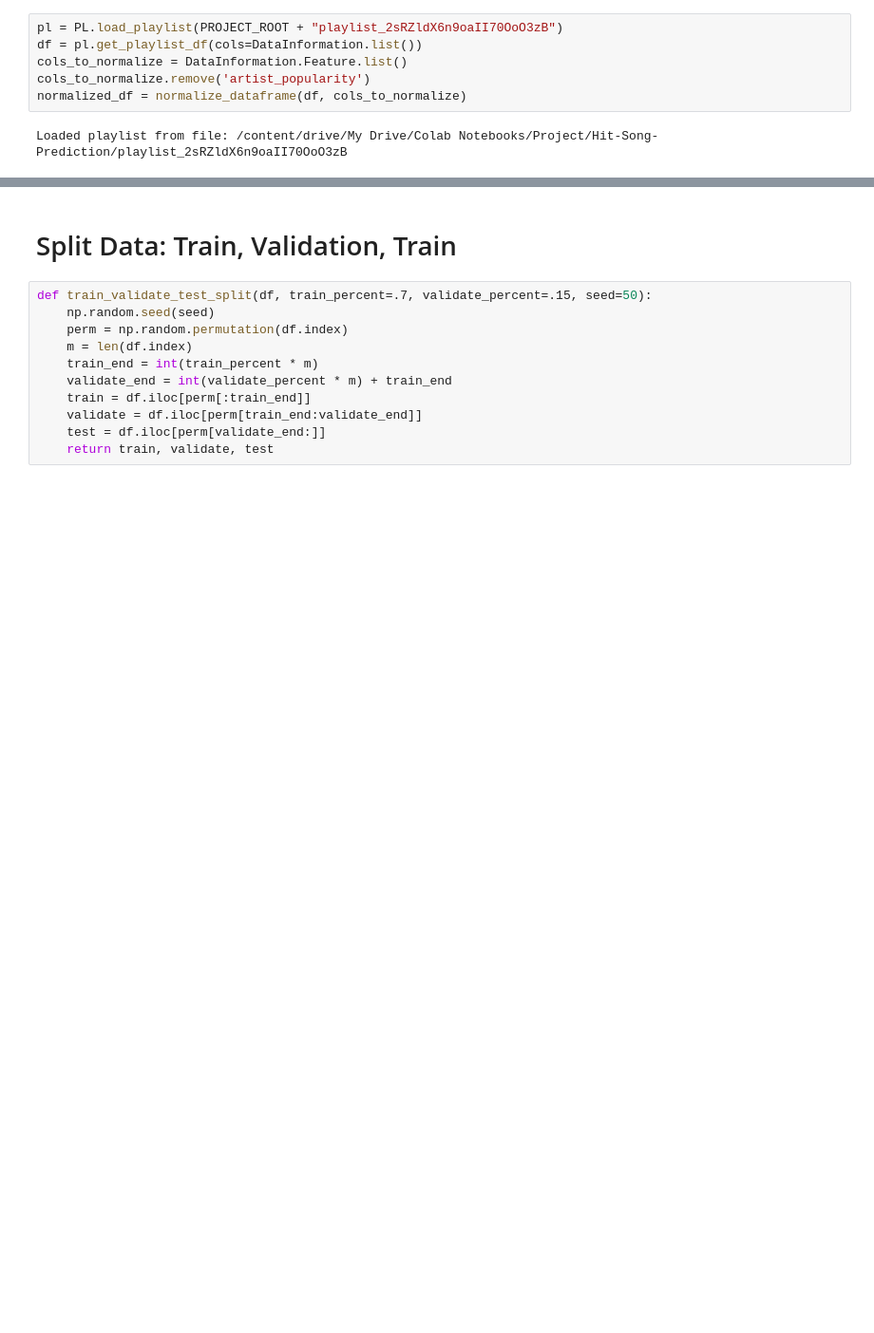
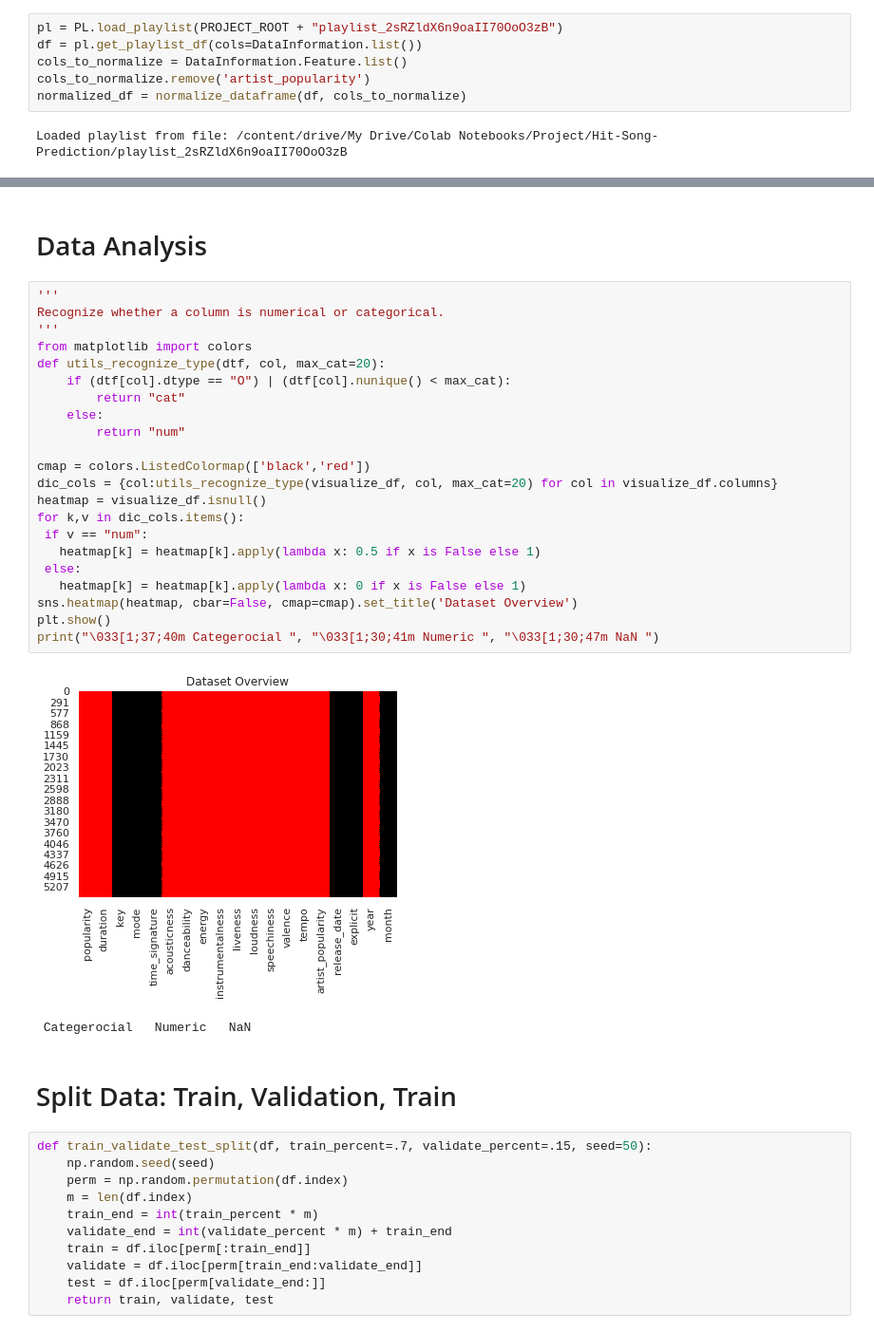
Before and after one commit to APS360-Team-34/Hit-Song-Prediction, a Jupyter notebook: Playground_Cynthia.ipynb, the cells around one changed output, grey strips where cells are left out. Shown at 95% size. Drawn from its saved outputs; the diff is of its cells as text; blank space fills up the shorter version.

```diff
--- a/Playground_Cynthia.ipynb
+++ b/Playground_Cynthia.ipynb
@@ -109,3 +427,30 @@ normalized_df.head()
+# %% [markdown]
+# Data Analysis
+# %%
+'''
+Recognize whether a column is numerical or categorical.
+'''
+from matplotlib import colors
+def utils_recognize_type(dtf, col, max_cat=20):
+    if (dtf[col].dtype == "O") | (dtf[col].nunique() < max_cat):
+        return "cat"
+    else:
+        return "num"
+
+cmap = colors.ListedColormap(['black','red'])
+dic_cols = {col:utils_recognize_type(visualize_df, col, max_cat=20) for col in visualize_df.columns}
+heatmap = visualize_df.isnull()
+for k,v in dic_cols.items():
+ if v == "num":
+   heatmap[k] = heatmap[k].apply(lambda x: 0.5 if x is False else 1)
+ else:
+   heatmap[k] = heatmap[k].apply(lambda x: 0 if x is False else 1)
+sns.heatmap(heatmap, cbar=False, cmap=cmap).set_title('Dataset Overview')
+plt.show()
+print("\033[1;37;40m Categerocial ", "\033[1;30;41m Numeric ", "\033[1;30;47m NaN ")
+# %% [output]
+[figure, added]
+ Categerocial   Numeric   NaN
 # %% [markdown]
 # Split Data: Train, Validation, Train
 # %%
```
Also changed, not shown: parts of 19 cells of this notebook.
